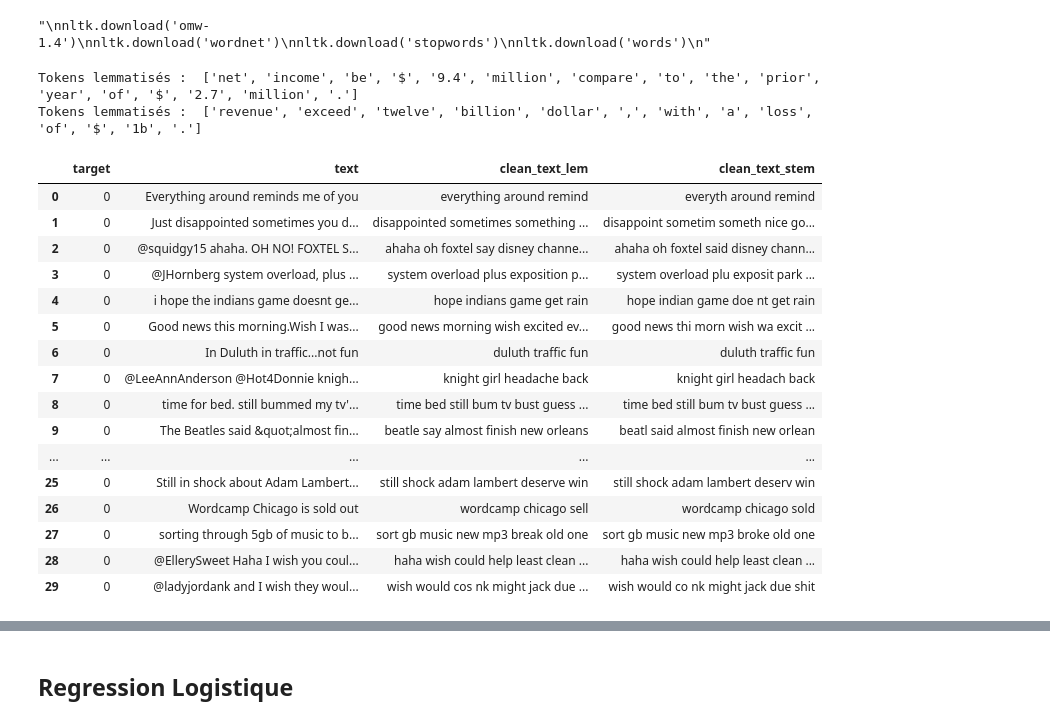
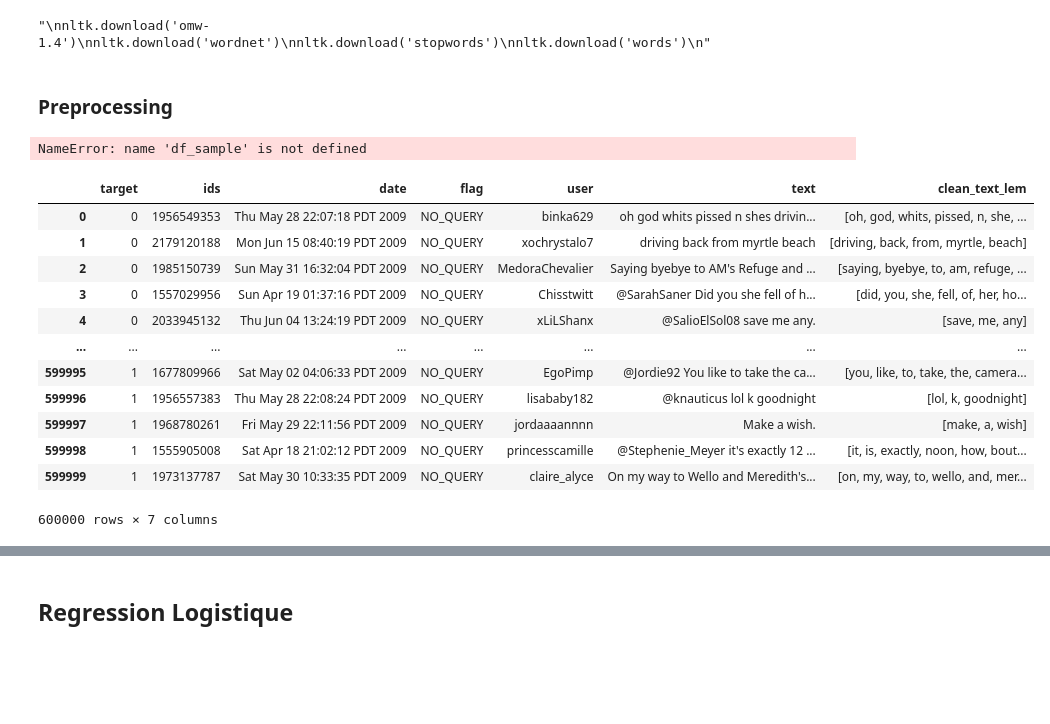
Before and after one commit to aureltest/Detectez-les-Bad-Buzz-grace-au-Deep-Learning, a Jupyter notebook: Testelin_Aurelien_2_scripts_072023.ipynb, the cells around one changed output, grey strips where cells are left out. Drawn from its saved outputs; the diff is of its cells as text; code cells hidden in the pictures; blank space fills up the shorter version.

```diff
--- a/Testelin_Aurelien_2_scripts_072023.ipynb
+++ b/Testelin_Aurelien_2_scripts_072023.ipynb
@@ -266,15 +236,5 @@ nltk.download('words')
 """
 # %% [output]
 "\nnltk.download('omw-1.4')\nnltk.download('wordnet')\nnltk.download('stopwords')\nnltk.download('words')\n"
-# %%
-texts = [
-    "Net income was $9.4 million compared to the prior year of $2.7 million.",
-    "Revenue exceeded twelve billion dollars, with a loss of $1b.",
-]
-
-for doc in nlp.pipe(texts, disable=['parser', 'ner', 'textcat']):
-    tokens_lem = [tok.lemma_.strip() for tok in doc]
-    print("Tokens lemmatisés : ", tokens_lem)
-# %% [output]
-Tokens lemmatisés :  ['net', 'income', 'be', '$', '9.4', 'million', 'compare', 'to', 'the', 'prior', 'year', 'of', '$', '2.7', 'million', '.']
-Tokens lemmatisés :  ['revenue', 'exceed', 'twelve', 'billion', 'dollar', ',', 'with', 'a', 'loss', 'of', '$', '1b', '.']
+# %% [markdown]
+### Preprocessing
@@ -349,23 +385,24 @@ df_sample['clean_text_stem'] = clean_docs(df_sample['text'], remove_stopwords=Tr
 # %%
-df_sample.head(30)
+%%time
+df_sample['clean_text_lem'] = tqdm(clean_docs(df_sample['text'], lemmatize=True))
 # %% [output]
-|  | target | text | clean_text_lem | clean_text_stem |
-| 0 | 0 | Everything around reminds me of you | everything around remind | everyth around remind |
-| 1 | 0 | Just disappointed sometimes you d... | disappointed sometimes something ... | disappoint sometim someth nice go... |
-| 2 | 0 | @squidgy15 ahaha. OH NO! FOXTEL S... | ahaha oh foxtel say disney channe... | ahaha oh foxtel said disney chann... |
-| 3 | 0 | @JHornberg system overload, plus ... | system overload plus exposition p... | system overload plu exposit park ... |
-| 4 | 0 | i hope the indians game doesnt ge... | hope indians game get rain | hope indian game doe nt get rain |
-| 5 | 0 | Good news this morning.Wish I was... | good news morning wish excited ev... | good news thi morn wish wa excit ... |
-| 6 | 0 | In Duluth in traffic...not fun | duluth traffic fun | duluth traffic fun |
-| 7 | 0 | @LeeAnnAnderson @Hot4Donnie knigh... | knight girl headache back | knight girl headach back |
-| 8 | 0 | time for bed. still bummed my tv'... | time bed still bum tv bust guess ... | time bed still bum tv bust guess ... |
-| 9 | 0 | The Beatles said &quot;almost fin... | beatle say almost finish new orleans | beatl said almost finish new orlean |
-| ... | ... | ... | ... | ... |
-| 25 | 0 | Still in shock about Adam Lambert... | still shock adam lambert deserve win | still shock adam lambert deserv win |
-| 26 | 0 | Wordcamp Chicago is sold out | wordcamp chicago sell | wordcamp chicago sold |
-| 27 | 0 | sorting through 5gb of music to b... | sort gb music new mp3 break old one | sort gb music new mp3 broke old one |
-| 28 | 0 | @EllerySweet Haha I wish you coul... | haha wish could help least clean ... | haha wish could help least clean ... |
-| 29 | 0 | @ladyjordank and I wish they woul... | wish would cos nk might jack due ... | wish would co nk might jack due shit |
+NameError: name 'df_sample' is not defined
+# %%
+df_sample
+# %% [output]
+|  | target | ids | date | flag | user | text | clean_text_lem |
+| 0 | 0 | 1956549353 | Thu May 28 22:07:18 PDT 2009 | NO_QUERY | binka629 | oh god whits pissed n shes drivin... | [oh, god, whits, pissed, n, she, ... |
+| 1 | 0 | 2179120188 | Mon Jun 15 08:40:19 PDT 2009 | NO_QUERY | xochrystalo7 | driving back from myrtle beach | [driving, back, from, myrtle, beach] |
+| 2 | 0 | 1985150739 | Sun May 31 16:32:04 PDT 2009 | NO_QUERY | MedoraChevalier | Saying byebye to AM's Refuge and ... | [saying, byebye, to, am, refuge, ... |
+| 3 | 0 | 1557029956 | Sun Apr 19 01:37:16 PDT 2009 | NO_QUERY | Chisstwitt | @SarahSaner Did you she fell of h... | [did, you, she, fell, of, her, ho... |
+| 4 | 0 | 2033945132 | Thu Jun 04 13:24:19 PDT 2009 | NO_QUERY | xLiLShanx | @SalioElSol08 save me any. | [save, me, any] |
+| ... | ... | ... | ... | ... | ... | ... | ... |
+| 599995 | 1 | 1677809966 | Sat May 02 04:06:33 PDT 2009 | NO_QUERY | EgoPimp | @Jordie92 You like to take the ca... | [you, like, to, take, the, camera... |
+| 599996 | 1 | 1956557383 | Thu May 28 22:08:24 PDT 2009 | NO_QUERY | lisababy182 | @knauticus lol k goodnight | [lol, k, goodnight] |
+| 599997 | 1 | 1968780261 | Fri May 29 22:11:56 PDT 2009 | NO_QUERY | jordaaaannnn | Make a wish. | [make, a, wish] |
+| 599998 | 1 | 1555905008 | Sat Apr 18 21:02:12 PDT 2009 | NO_QUERY | princesscamille | @Stephenie_Meyer it's exactly 12 ... | [it, is, exactly, noon, how, bout... |
+| 599999 | 1 | 1973137787 | Sat May 30 10:33:35 PDT 2009 | NO_QUERY | claire_alyce | On my way to Wello and Meredith's... | [on, my, way, to, wello, and, mer... |
+600000 rows × 7 columns
 # %%
 empty_tweets = df_sample.loc[df_sample["clean_text_lem"] == ""]
 display(empty_tweets)
```
Also changed, not shown: parts of 52 cells of this notebook.
